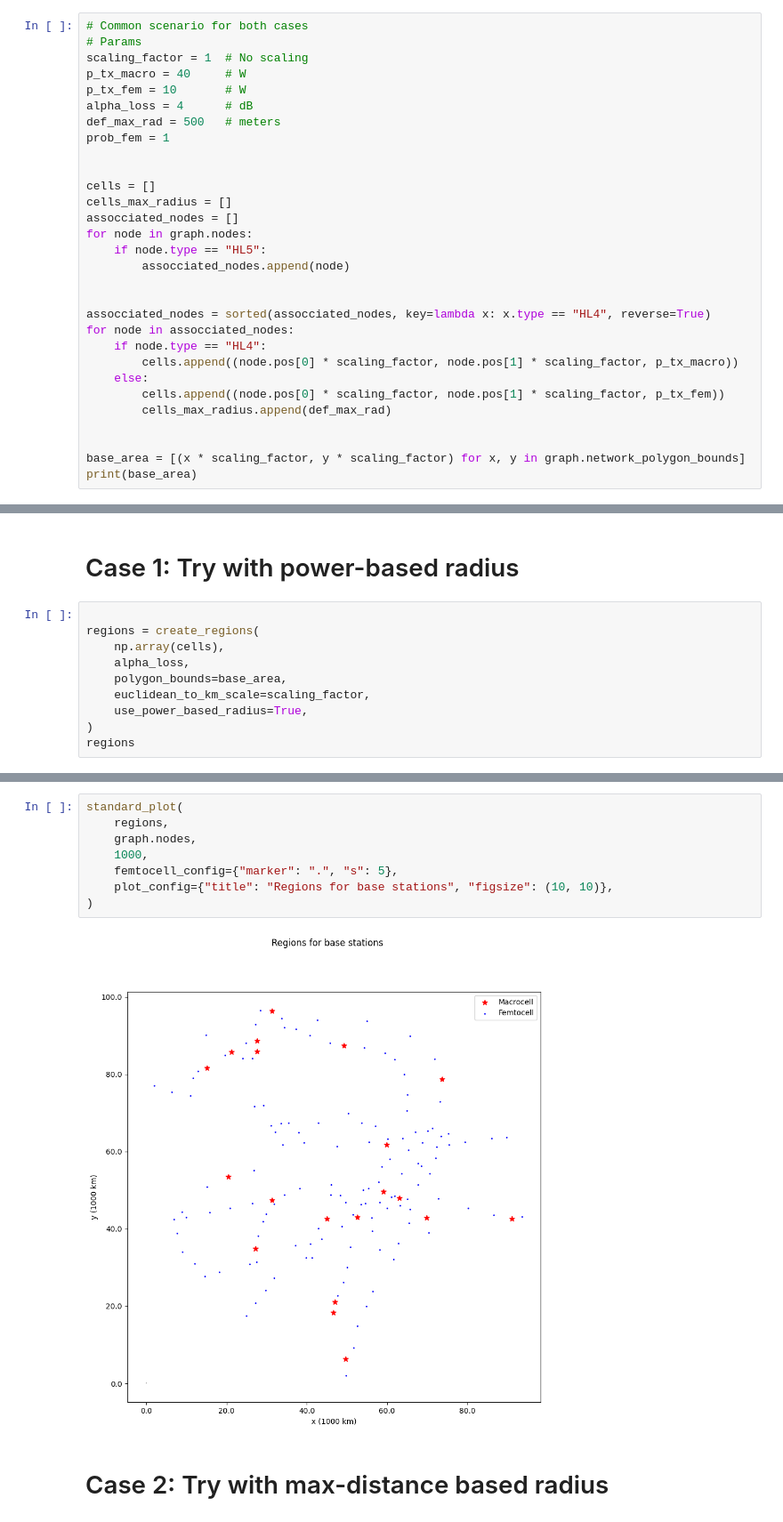
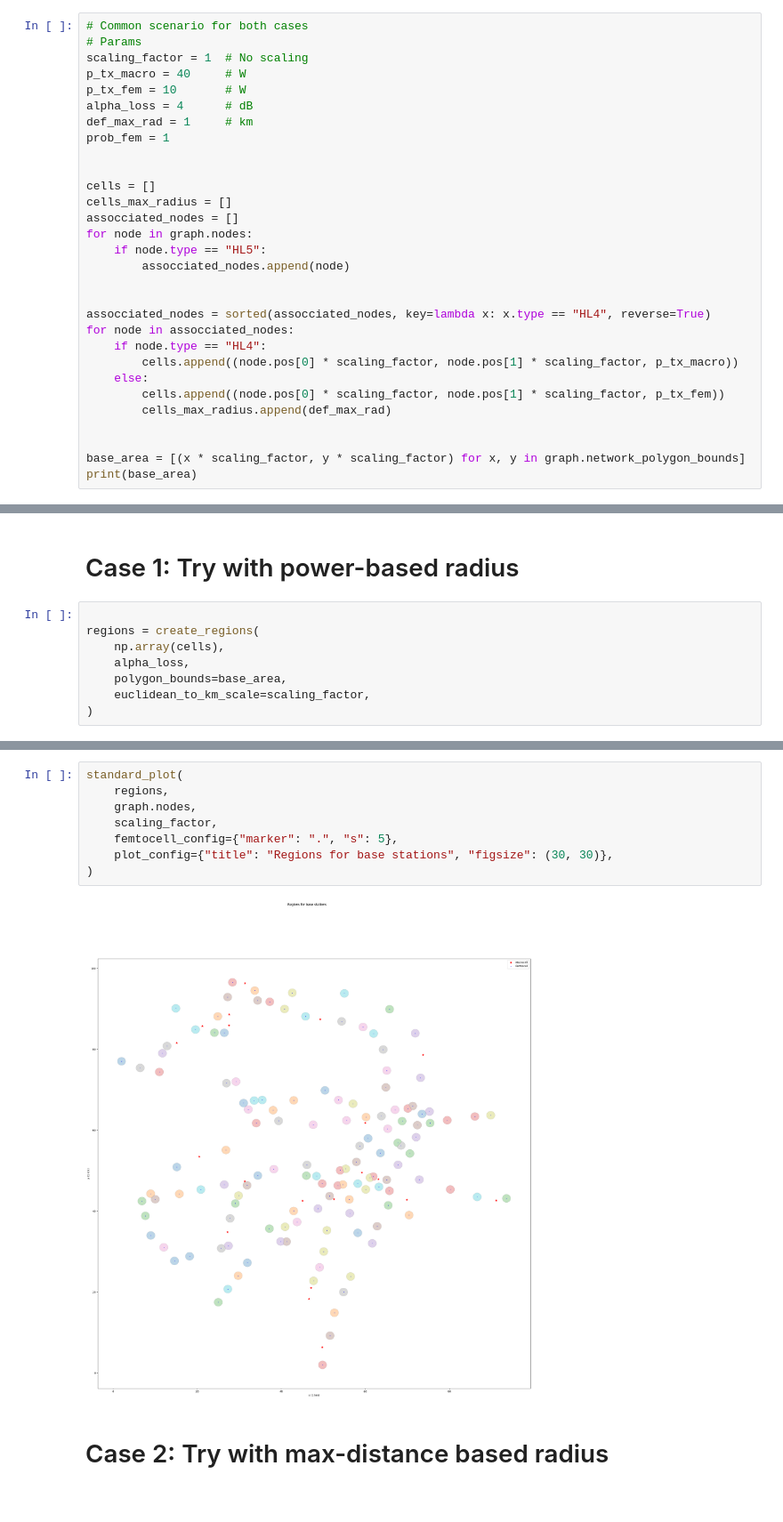
Before and after one commit to 6G-XTREME/PoF_Simulator, a Jupyter notebook: mocks/pruebas_mapa_cobertura/test-improved-radius.ipynb, the cells around one changed output, grey strips where cells are left out. Shown: that part at 89% size. Saved outputs shown, nothing was run; the diff lists cells and outputs as text.

Commit message:
Fixed BSs radius limits

```diff
--- a/mocks/pruebas_mapa_cobertura/test-improved-radius.ipynb
+++ b/mocks/pruebas_mapa_cobertura/test-improved-radius.ipynb
@@ -39,7 +39,7 @@ scaling_factor = 1  # No scaling
 p_tx_macro = 40     # W
 p_tx_fem = 10       # W
 alpha_loss = 4      # dB
-def_max_rad = 500   # meters
+def_max_rad = 1     # km
 prob_fem = 1
 
 
@@ -73,6 +73,4 @@ regions = create_regions(
     alpha_loss,
     polygon_bounds=base_area,
     euclidean_to_km_scale=scaling_factor,
-    use_power_based_radius=True,
 )
-regions
@@ -97,13 +77,13 @@ regions
 # %%
 standard_plot(
     regions,
     graph.nodes,
-    1000,
+    scaling_factor,
     femtocell_config={"marker": ".", "s": 5},
-    plot_config={"title": "Regions for base stations", "figsize": (10, 10)},
+    plot_config={"title": "Regions for base stations", "figsize": (30, 30)},
 )
 # %% [output]
-[figure, old version]
+[figure, new version]
 # %% [markdown]
 # Case 2: Try with max-distance based radius
 # %%
```
Also changed, not shown: parts of 3 cells of this notebook, 3 other files.
